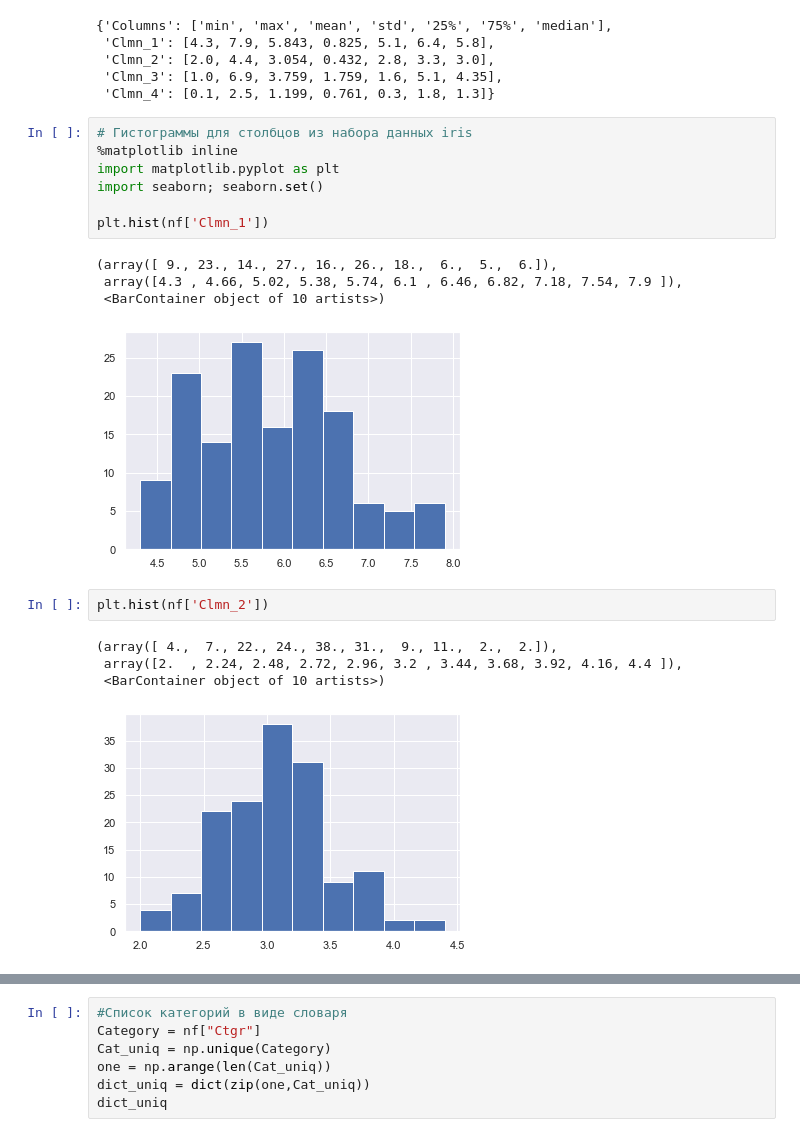
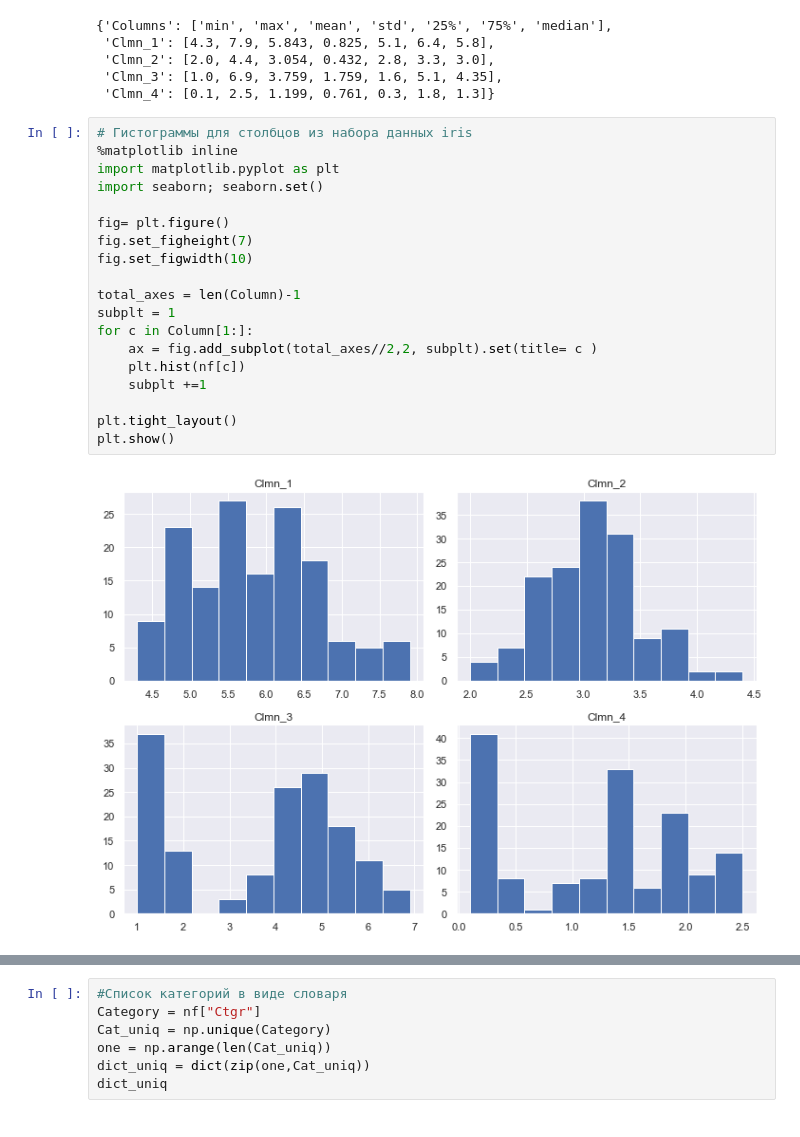
Before and after one commit to anvaan64/innopolis_2, a Jupyter notebook: DZ_IRIS.ipynb, the cells around one changed output, grey strips where cells are left out. Saved outputs shown, nothing was run; the diff lists cells and outputs as text.

```diff
--- a/DZ_IRIS.ipynb
+++ b/DZ_IRIS.ipynb
@@ -41,19 +41,21 @@ Stat_dict
 # %%
 # Гистограммы для столбцов из набора данных iris
 %matplotlib inline
 import matplotlib.pyplot as plt
 import seaborn; seaborn.set()
 
-plt.hist(nf['Clmn_1'])
+fig= plt.figure()
+fig.set_figheight(7)
+fig.set_figwidth(10)
+
+total_axes = len(Column)-1
+subplt = 1
+for c in Column[1:]:
+    ax = fig.add_subplot(total_axes//2,2, subplt).set(title= c )
+    plt.hist(nf[c])
+    subplt +=1
+
+plt.tight_layout()
+plt.show()
 # %% [output]
-(array([ 9., 23., 14., 27., 16., 26., 18.,  6.,  5.,  6.]),
- array([4.3 , 4.66, 5.02, 5.38, 5.74, 6.1 , 6.46, 6.82, 7.18, 7.54, 7.9 ]),
- <BarContainer object of 10 artists>)
-[figure, old version]
+[figure, new version]
-# %%
-plt.hist(nf['Clmn_2'])
-# %% [output]
-(array([ 4.,  7., 22., 24., 38., 31.,  9., 11.,  2.,  2.]),
- array([2.  , 2.24, 2.48, 2.72, 2.96, 3.2 , 3.44, 3.68, 3.92, 4.16, 4.4 ]),
- <BarContainer object of 10 artists>)
-[figure, removed]
```
Also changed, not shown: parts of 13 cells of this notebook.
